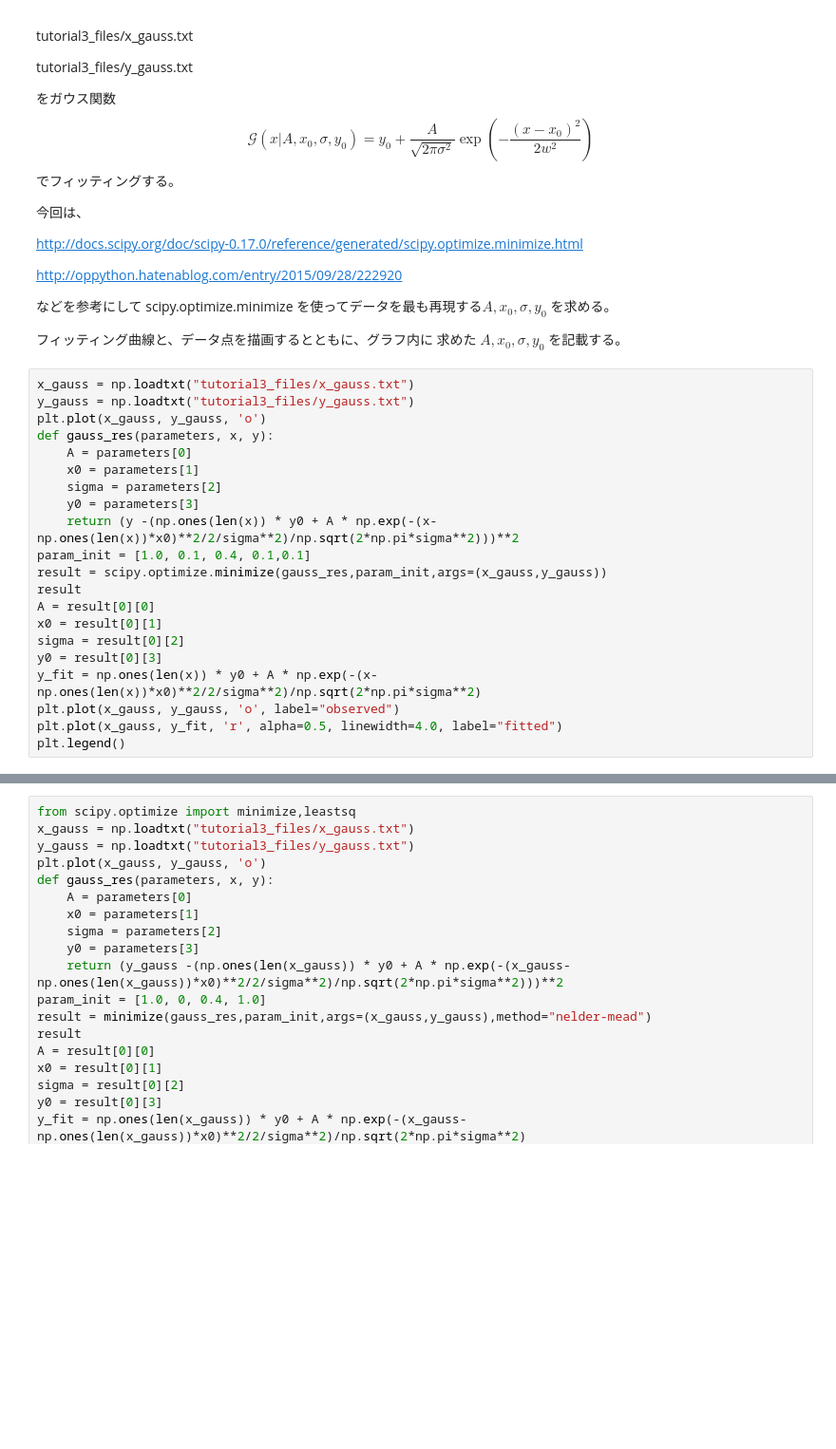
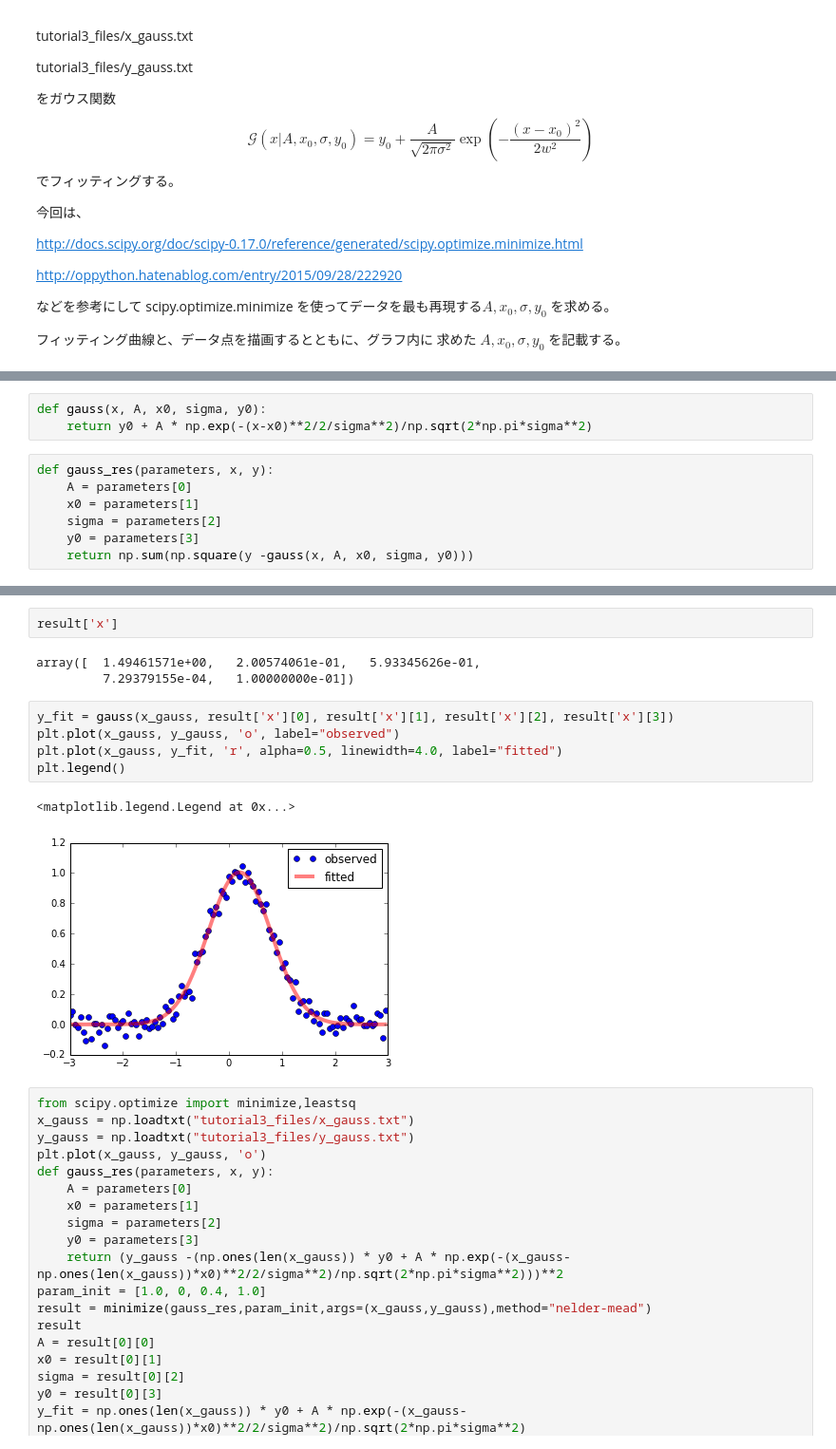
Before and after one commit to fujii-team/Tutorials, a Jupyter notebook: tutorial3.ipynb, the cells around one changed output, grey strips where cells are left out. Shown at 95% size. Drawn from its saved outputs; the diff is of its cells as text; blank space fills up the shorter version.

```diff
--- a/tutorial3.ipynb
+++ b/tutorial3.ipynb
@@ -166,24 +166,3 @@ scipy.optimize.minimize
 求めた
 $A, x_0, \sigma, y_0$
 を記載する。
-# %%
-x_gauss = np.loadtxt("tutorial3_files/x_gauss.txt")
-y_gauss = np.loadtxt("tutorial3_files/y_gauss.txt")
-plt.plot(x_gauss, y_gauss, 'o')
-def gauss_res(parameters, x, y):
-    A = parameters[0]
-    x0 = parameters[1]
-    sigma = parameters[2]
-    y0 = parameters[3]
-    return (y -(np.ones(len(x)) * y0 + A * np.exp(-(x-np.ones(len(x))*x0)**2/2/sigma**2)/np.sqrt(2*np.pi*sigma**2)))**2
-param_init = [1.0, 0.1, 0.4, 0.1,0.1]
-result = scipy.optimize.minimize(gauss_res,param_init,args=(x_gauss,y_gauss))
-result
-A = result[0][0]
-x0 = result[0][1]
-sigma = result[0][2]
-y0 = result[0][3]
-y_fit = np.ones(len(x)) * y0 + A * np.exp(-(x-np.ones(len(x))*x0)**2/2/sigma**2)/np.sqrt(2*np.pi*sigma**2)
-plt.plot(x_gauss, y_gauss, 'o', label="observed")
-plt.plot(x_gauss, y_fit, 'r', alpha=0.5, linewidth=4.0, label="fitted")
-plt.legend()
@@ -192,0 +176,10 @@ ValueError: setting an array element with a sequence.
+# %%
+def gauss(x, A, x0, sigma, y0):
+    return y0 + A * np.exp(-(x-x0)**2/2/sigma**2)/np.sqrt(2*np.pi*sigma**2)
+# %%
+def gauss_res(parameters, x, y):
+    A = parameters[0]
+    x0 = parameters[1]
+    sigma = parameters[2]
+    y0 = parameters[3]
+    return np.sum(np.square(y -gauss(x, A, x0, sigma, y0)))
@@ -193,3 +213,16 @@ ValueError: setting an array element with a sequence.
+# %%
+result['x']
+# %% [output]
+array([  1.49461571e+00,   2.00574061e-01,   5.93345626e-01,
+         7.29379155e-04,   1.00000000e-01])
+# %%
+y_fit = gauss(x_gauss, result['x'][0], result['x'][1], result['x'][2], result['x'][3])
+plt.plot(x_gauss, y_gauss, 'o', label="observed")
+plt.plot(x_gauss, y_fit, 'r', alpha=0.5, linewidth=4.0, label="fitted")
+plt.legend()
+# %% [output]
+<matplotlib.legend.Legend at 0x...>
+[figure, added]
 # %%
 from scipy.optimize import minimize,leastsq
 x_gauss = np.loadtxt("tutorial3_files/x_gauss.txt")
```
Also changed, not shown: parts of 6 cells of this notebook.
